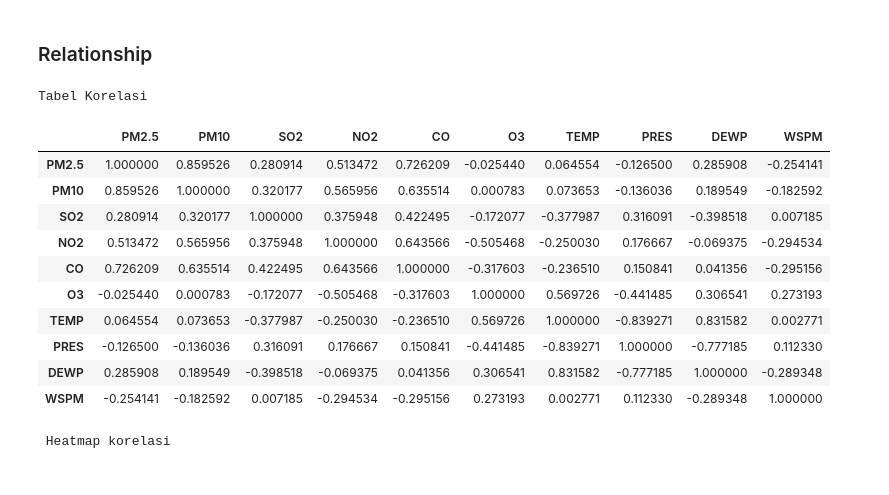
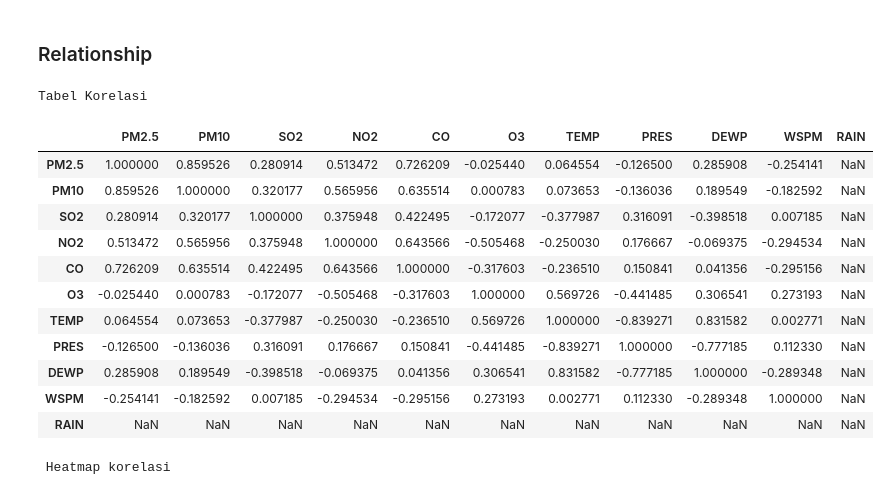
Before and after one commit to WiseStar282/Changping-AirQuality, a Jupyter notebook: analisis data/Proyek_Analisis_Data.ipynb, the cells around one changed output. Drawn from its saved outputs; the diff is of its cells as text; code cells hidden in the pictures.

```diff
--- a/analisis data/Proyek_Analisis_Data.ipynb
+++ b/analisis data/Proyek_Analisis_Data.ipynb
@@ -600,23 +639,24 @@ plt.show()
 ### Relationship
 # %%
 # Membuat korelasi data polutan dan cuaca
-kolom = ['PM2.5', 'PM10', 'SO2', 'NO2', 'CO', 'O3', 'TEMP', 'PRES', 'DEWP', 'WSPM']
+kolom = ['PM2.5', 'PM10', 'SO2', 'NO2', 'CO', 'O3', 'TEMP', 'PRES', 'DEWP', 'WSPM','RAIN']
 # Tabel korelasi
 print("Tabel Korelasi")
 df_filtered[kolom].corr()
 # %% [output]
 Tabel Korelasi
-|  | PM2.5 | PM10 | SO2 | NO2 | CO | O3 | TEMP | PRES | DEWP | WSPM |
-| PM2.5 | 1.000000 | 0.859526 | 0.280914 | 0.513472 | 0.726209 | -0.025440 | 0.064554 | -0.126500 | 0.285908 | -0.254141 |
-| PM10 | 0.859526 | 1.000000 | 0.320177 | 0.565956 | 0.635514 | 0.000783 | 0.073653 | -0.136036 | 0.189549 | -0.182592 |
-| SO2 | 0.280914 | 0.320177 | 1.000000 | 0.375948 | 0.422495 | -0.172077 | -0.377987 | 0.316091 | -0.398518 | 0.007185 |
-| NO2 | 0.513472 | 0.565956 | 0.375948 | 1.000000 | 0.643566 | -0.505468 | -0.250030 | 0.176667 | -0.069375 | -0.294534 |
-| CO | 0.726209 | 0.635514 | 0.422495 | 0.643566 | 1.000000 | -0.317603 | -0.236510 | 0.150841 | 0.041356 | -0.295156 |
-| O3 | -0.025440 | 0.000783 | -0.172077 | -0.505468 | -0.317603 | 1.000000 | 0.569726 | -0.441485 | 0.306541 | 0.273193 |
-| TEMP | 0.064554 | 0.073653 | -0.377987 | -0.250030 | -0.236510 | 0.569726 | 1.000000 | -0.839271 | 0.831582 | 0.002771 |
-| PRES | -0.126500 | -0.136036 | 0.316091 | 0.176667 | 0.150841 | -0.441485 | -0.839271 | 1.000000 | -0.777185 | 0.112330 |
-| DEWP | 0.285908 | 0.189549 | -0.398518 | -0.069375 | 0.041356 | 0.306541 | 0.831582 | -0.777185 | 1.000000 | -0.289348 |
-| WSPM | -0.254141 | -0.182592 | 0.007185 | -0.294534 | -0.295156 | 0.273193 | 0.002771 | 0.112330 | -0.289348 | 1.000000 |
+|  | PM2.5 | PM10 | SO2 | NO2 | CO | O3 | TEMP | PRES | DEWP | WSPM | RAIN |
+| PM2.5 | 1.000000 | 0.859526 | 0.280914 | 0.513472 | 0.726209 | -0.025440 | 0.064554 | -0.126500 | 0.285908 | -0.254141 | NaN |
+| PM10 | 0.859526 | 1.000000 | 0.320177 | 0.565956 | 0.635514 | 0.000783 | 0.073653 | -0.136036 | 0.189549 | -0.182592 | NaN |
+| SO2 | 0.280914 | 0.320177 | 1.000000 | 0.375948 | 0.422495 | -0.172077 | -0.377987 | 0.316091 | -0.398518 | 0.007185 | NaN |
+| NO2 | 0.513472 | 0.565956 | 0.375948 | 1.000000 | 0.643566 | -0.505468 | -0.250030 | 0.176667 | -0.069375 | -0.294534 | NaN |
+| CO | 0.726209 | 0.635514 | 0.422495 | 0.643566 | 1.000000 | -0.317603 | -0.236510 | 0.150841 | 0.041356 | -0.295156 | NaN |
+| O3 | -0.025440 | 0.000783 | -0.172077 | -0.505468 | -0.317603 | 1.000000 | 0.569726 | -0.441485 | 0.306541 | 0.273193 | NaN |
+| TEMP | 0.064554 | 0.073653 | -0.377987 | -0.250030 | -0.236510 | 0.569726 | 1.000000 | -0.839271 | 0.831582 | 0.002771 | NaN |
+| PRES | -0.126500 | -0.136036 | 0.316091 | 0.176667 | 0.150841 | -0.441485 | -0.839271 | 1.000000 | -0.777185 | 0.112330 | NaN |
+| DEWP | 0.285908 | 0.189549 | -0.398518 | -0.069375 | 0.041356 | 0.306541 | 0.831582 | -0.777185 | 1.000000 | -0.289348 | NaN |
+| WSPM | -0.254141 | -0.182592 | 0.007185 | -0.294534 | -0.295156 | 0.273193 | 0.002771 | 0.112330 | -0.289348 | 1.000000 | NaN |
+| RAIN | NaN | NaN | NaN | NaN | NaN | NaN | NaN | NaN | NaN | NaN | NaN |
 # %%
 # Cetak heatmap
 print("\n Heatmap korelasi")
```
Also changed, not shown: parts of 39 cells of this notebook, 3 other files.
